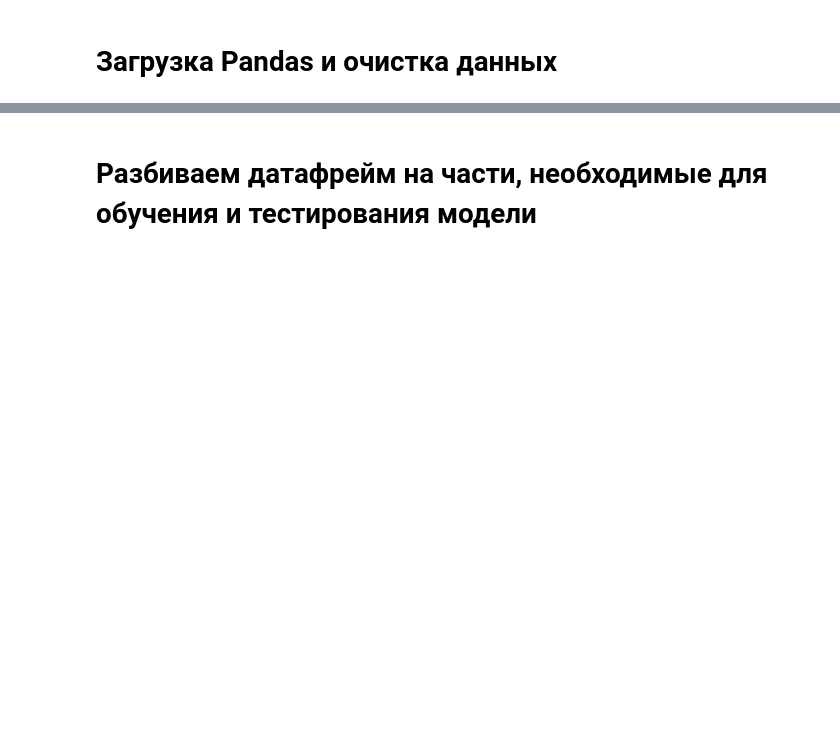
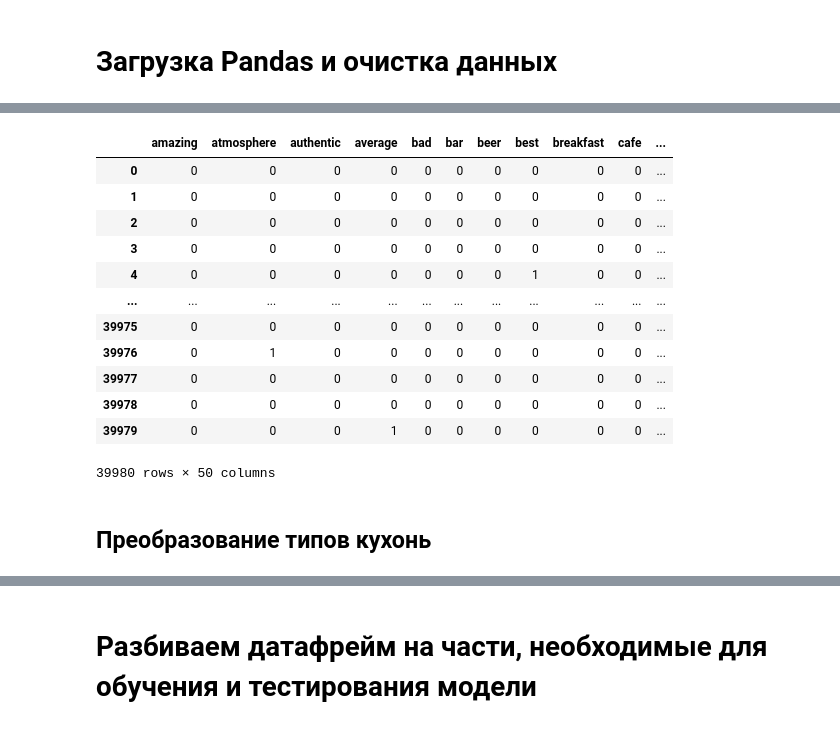
Before and after one commit to lasleg/skillfactory_rds, a Jupyter notebook: module_3/your_first_model.ipynb, the cells around one changed output, grey strips where cells are left out. Saved outputs shown, nothing was run; the diff lists cells and outputs as text; code cells hidden in the pictures; blank space fills up the shorter version.

```diff
--- a/module_3/your_first_model.ipynb
+++ b/module_3/your_first_model.ipynb
@@ -12,0 +216,7 @@ df['Number of Reviews'] = df['Number of Reviews'].fillna(df['Number of Reviews']
+# %%
+# Трансформируем топ 50 самых популярных слов в список
+top_words = top_words.index.values.tolist()
+# %%
+# Убираем все слова из отзывов, кроме тех, что в списке
+df['Reviews'] = df['Reviews'].apply(lambda x: [item for item in x.split() if item in top_words])
+df['Reviews']
@@ -12,0 +236,23 @@ df['Number of Reviews'] = df['Number of Reviews'].fillna(df['Number of Reviews']
+# %%
+# Делаем из топ 50 слов Dummy переменные и помещаем в отдельную таблицу
+
+mlb = MultiLabelBinarizer()
+top_words_table = pd.DataFrame(mlb.fit_transform(df['Reviews']),
+                       columns=mlb.classes_, index=df.index)
+top_words_table
+# %% [output]
+|  | amazing | atmosphere | authentic | average | bad | bar | beer | best | breakfast | cafe | ... |
+| 0 | 0 | 0 | 0 | 0 | 0 | 0 | 0 | 0 | 0 | 0 | ... |
+| 1 | 0 | 0 | 0 | 0 | 0 | 0 | 0 | 0 | 0 | 0 | ... |
+| 2 | 0 | 0 | 0 | 0 | 0 | 0 | 0 | 0 | 0 | 0 | ... |
+| 3 | 0 | 0 | 0 | 0 | 0 | 0 | 0 | 0 | 0 | 0 | ... |
+| 4 | 0 | 0 | 0 | 0 | 0 | 0 | 0 | 1 | 0 | 0 | ... |
+| ... | ... | ... | ... | ... | ... | ... | ... | ... | ... | ... | ... |
+| 39975 | 0 | 0 | 0 | 0 | 0 | 0 | 0 | 0 | 0 | 0 | ... |
+| 39976 | 0 | 1 | 0 | 0 | 0 | 0 | 0 | 0 | 0 | 0 | ... |
+| 39977 | 0 | 0 | 0 | 0 | 0 | 0 | 0 | 0 | 0 | 0 | ... |
+| 39978 | 0 | 0 | 0 | 0 | 0 | 0 | 0 | 0 | 0 | 0 | ... |
+| 39979 | 0 | 0 | 0 | 1 | 0 | 0 | 0 | 0 | 0 | 0 | ... |
+39980 rows × 50 columns
+# %% [markdown]
+## Преобразование типов кухонь
```
Also changed, not shown: parts of 33 cells of this notebook, 1 other file.
